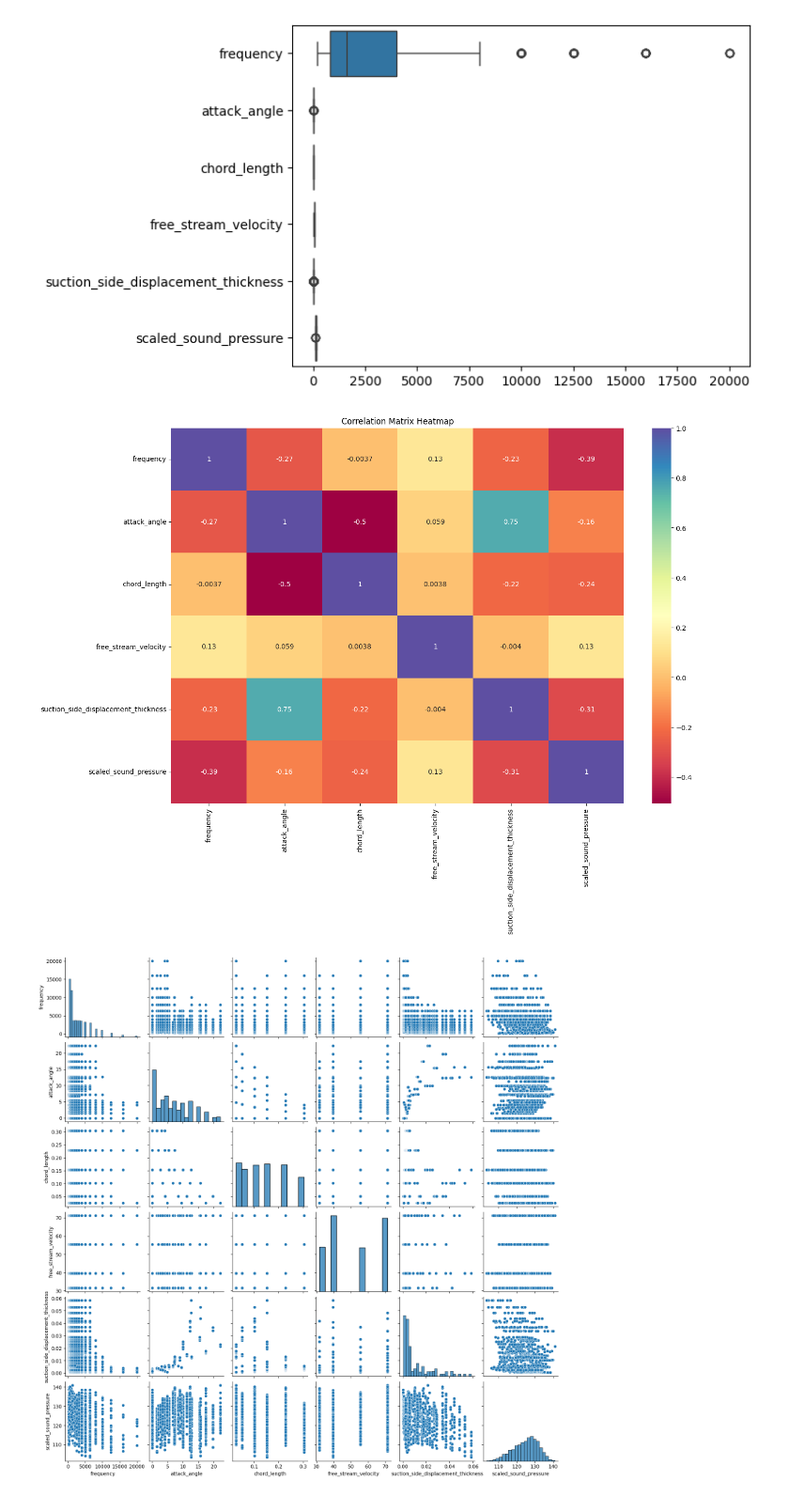
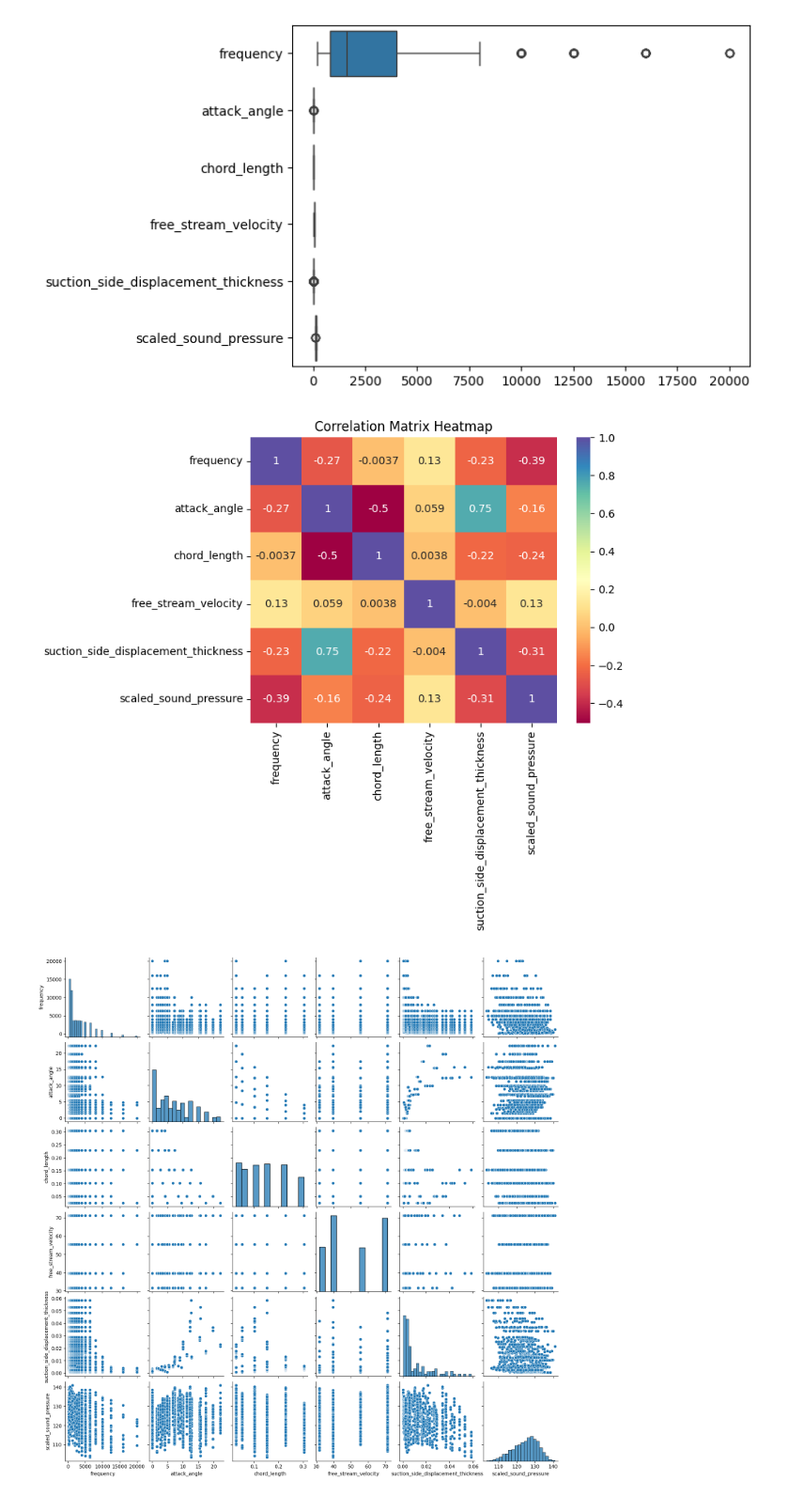
Before and after one commit to MariaDanielaVelasco/LE1_Velasco_MD, a Jupyter notebook: LE1_Velasco_MD.ipynb, the cells around one changed output. Shown at 94% size. Drawn from its saved outputs; the diff is of its cells as text; code cells hidden in the pictures.

```diff
--- a/LE1_Velasco_MD.ipynb
+++ b/LE1_Velasco_MD.ipynb
@@ -114,12 +114,11 @@ plt.show()
 [figure]
 # %%
 # Visualizing the correlation
-plt.figure(figsize = (15,10))
 sns.heatmap(arfl.corr(), annot = True, cmap="Spectral")
 plt.title("Correlation Matrix Heatmap")
 plt.show()
 # %% [output]
-[figure, old version]
+[figure, new version]
 # %%
 # Visualizing Pairplot
 sns.pairplot(arfl)
```
Also changed, not shown: parts of 8 cells of this notebook.
